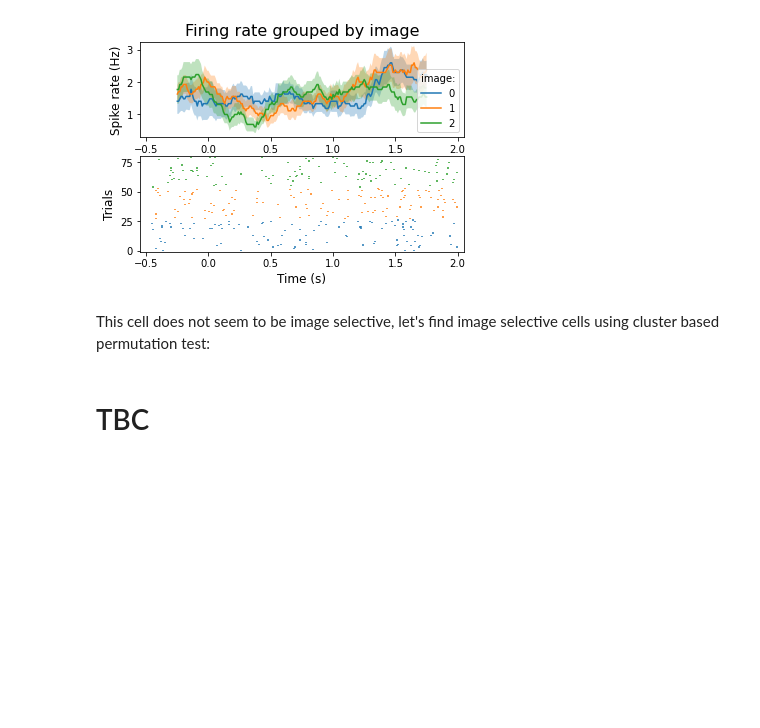
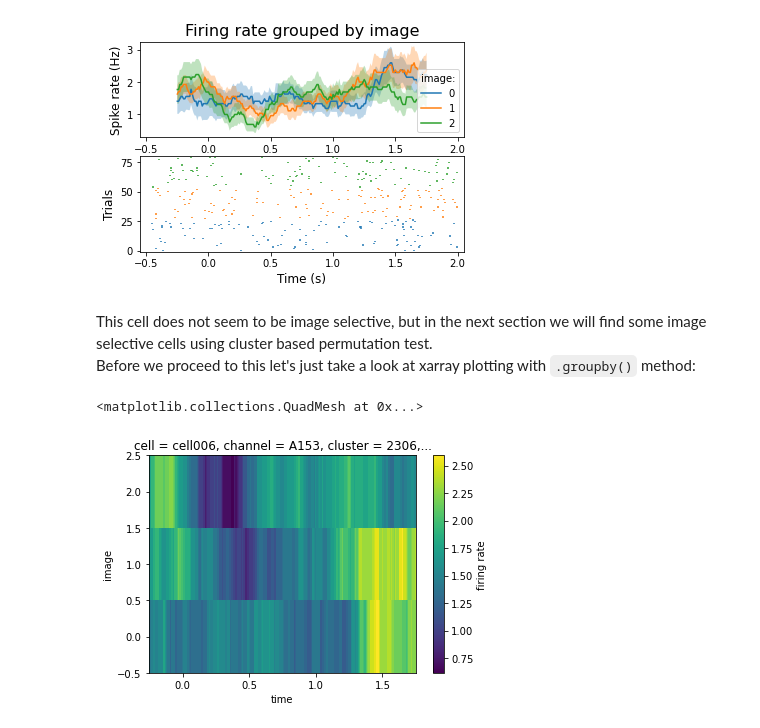
Before and after one commit to labianca/pylabianca, a Jupyter notebook: doc/intro_overview.ipynb, the cells around one changed output. Drawn from its saved outputs; the diff is of its cells as text; code cells hidden in the pictures; blank space fills up the shorter version.

```diff
--- a/doc/intro_overview.ipynb
+++ b/doc/intro_overview.ipynb
@@ -211,6 +211,10 @@ pln.viz.plot_spikes(spk_epochs, frate, pick=4, groupby='image');
 # %% [output]
 [figure]
 # %% [markdown]
-This cell does not seem to be image selective, let's find image selective cells using cluster based permutation test:
+This cell does not seem to be image selective, but in the next section we will find some image selective cells using cluster based permutation test.
+Before we proceed to this let's just take a look at xarray plotting with `.groupby()` method:
-# %% [markdown]
-# TBC
+# %%
+frate.isel(cell=4).groupby('image').mean(dim='trial').plot()
+# %% [output]
+<matplotlib.collections.QuadMesh at 0x...>
+[figure, added]
```
Also changed, not shown: parts of 15 cells of this notebook.
